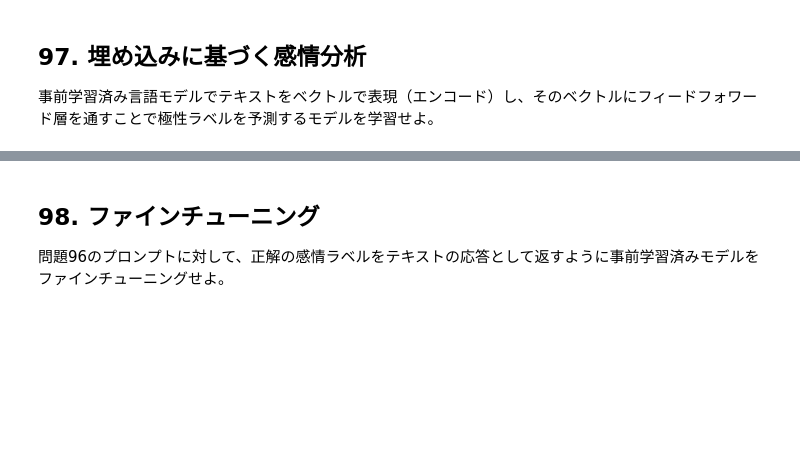
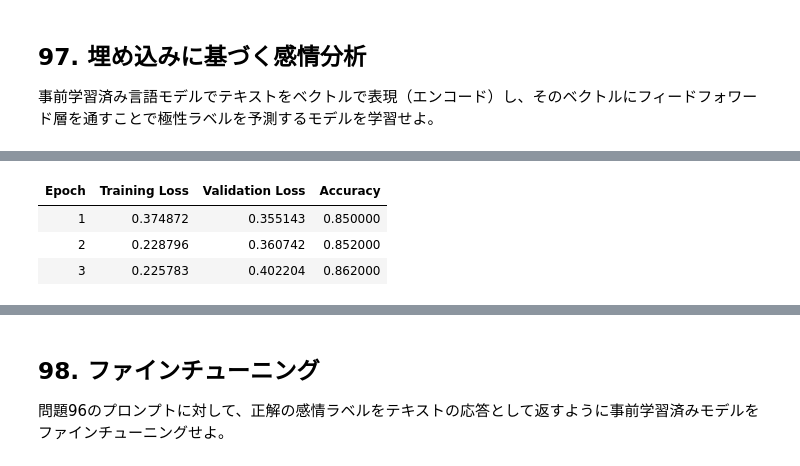
Before and after one commit to 291u7/nlp100_2025, a Jupyter notebook: ja/ch10.ipynb, the cells around one changed output, grey strips where cells are left out. Drawn from its saved outputs; the diff is of its cells as text; code cells hidden in the pictures; blank space fills up the shorter version.

```diff
--- a/ja/ch10.ipynb
+++ b/ja/ch10.ipynb
@@ -43,0 +677,84 @@
+# %%
+import torch
+import numpy as np
+from datasets import load_dataset
+from transformers import (
+    AutoTokenizer,
+    AutoModelForSequenceClassification,
+    TrainingArguments,
+    Trainer
+)
+
+def train_sentiment_model():
+    # 1. モデルとトークナイザーの準備
+    # 軽量で高速なエンコーダ型モデル「DistilBERT」を使用します
+    model_name = "distilbert-base-uncased"
+    print(f"{model_name} をロードしています...\n")
+
+    tokenizer = AutoTokenizer.from_pretrained(model_name)
+
+    # num_labels=2 を指定することで、事前学習済みモデルの上に
+    # ポジティブ・ネガティブの2クラスに分類するフィードフォワード層（Linear層）が追加されます
+    model = AutoModelForSequenceClassification.from_pretrained(model_name, num_labels=2)
+
+    # 2. データセットのロードと前処理 (SST-2)
+    print("データセットをロード・前処理しています...")
+    dataset = load_dataset("nyu-mll/glue", "sst2")
+
+    # 動作確認のため、データの一部（サブセット）を使用します
+    # 本格的に学習させる場合は .select(...) を外して全データを使用してください
+    train_dataset = dataset["train"].select(range(2000))
+    eval_dataset = dataset["validation"].select(range(500))
+
+    def tokenize_function(examples):
+        # paddingとtruncationを行い、テキストのベクトル長を固定サイズに揃えます
+        return tokenizer(
+            examples["sentence"],
+            padding="max_length",
+            truncation=True,
+            max_length=64
+        )
+
+    # データセット全体にトークン化を適用
+    tokenized_train = train_dataset.map(tokenize_function, batched=True)
+    tokenized_eval = eval_dataset.map(tokenize_function, batched=True)
+
+    # 3. 評価指標（正解率: Accuracy）の定義
+    def compute_metrics(eval_pred):
+        logits, labels = eval_pred
+        # フィードフォワード層から出力されたロジットのうち、値が大きい方のインデックスを取得
+        predictions = np.argmax(logits, axis=-1)
+        accuracy = (predictions == labels).mean()
+        return {"accuracy": accuracy}
+
+    # 4. 学習のハイパーパラメータ設定
+    training_args = TrainingArguments(
+        output_dir="./sentiment_model_results",
+        learning_rate=2e-5,                  # ファインチューニングの標準的な学習率
+        per_device_train_batch_size=16,
+        per_device_eval_batch_size=16,
+        num_train_epochs=3,                  # 学習データを何周するか
+        eval_strategy="epoch",               # エポックごとに評価を実行
+        save_strategy="epoch",               # エポックごとにモデルを保存
+        logging_steps=10,
+        fp16=torch.cuda.is_available(),      # GPUがあれば半精度浮動小数点演算で高速化
+    )
+
+    # 5. Trainerの初期化と学習の実行
+    trainer = Trainer(
+        model=model,
+        args=training_args,
+        train_dataset=tokenized_train,
+        eval_dataset=tokenized_eval,
+        compute_metrics=compute_metrics,
+    )
+
+    print("=== 学習を開始します ===\n")
+    trainer.train()
+
+    print("\n=== 学習が完了しました ===")
+    print("学習済みモデルは './sentiment_model_results' に保存されています。")
+
+if __name__ == "__main__":
+    train_sentiment_model()
+# %% [output]
@@ -43,0 +781,4 @@
+| Epoch | Training Loss | Validation Loss | Accuracy |
+| 1 | 0.374872 | 0.355143 | 0.850000 |
+| 2 | 0.228796 | 0.360742 | 0.852000 |
+| 3 | 0.225783 | 0.402204 | 0.862000 |
```
Also changed, not shown: parts of 13 cells of this notebook.
